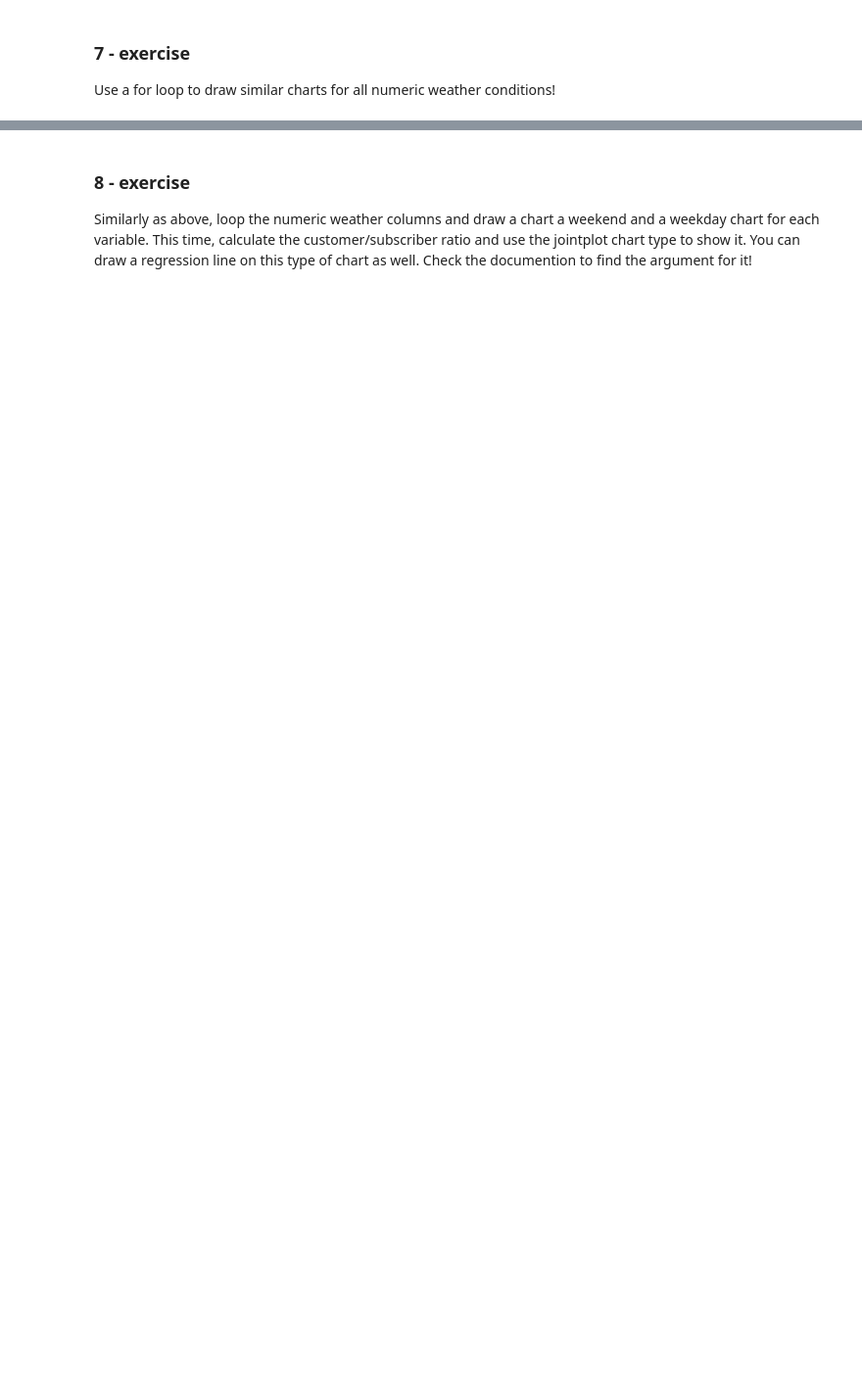
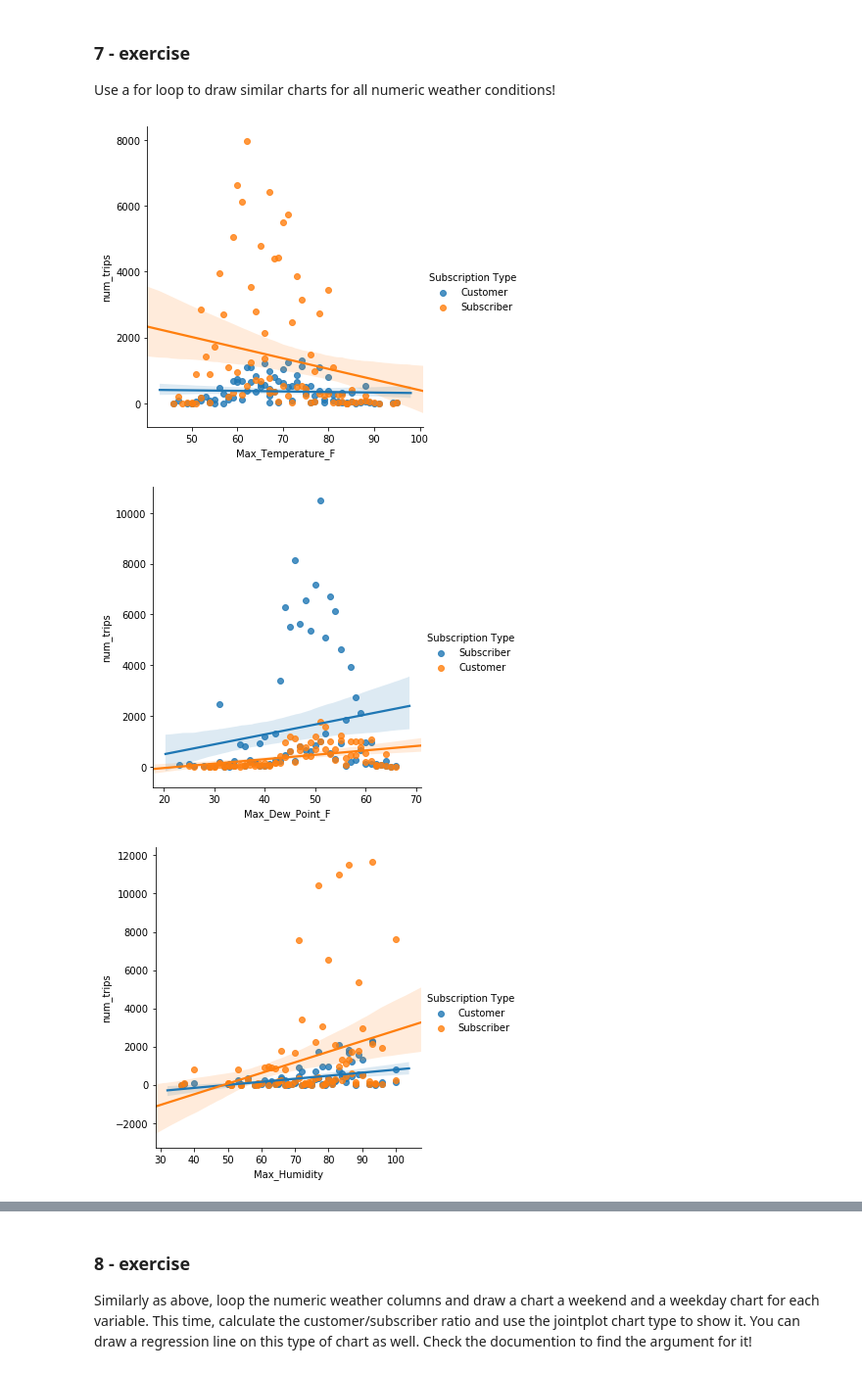
Before and after one commit to szigony/ceu-coding3, a Jupyter notebook: class8/Q2_class.ipynb, the cells around one changed output, grey strips where cells are left out. Shown at 98% size. Saved outputs shown, nothing was run; the diff lists cells and outputs as text; code cells hidden in the pictures; blank space fills up the shorter version.

```diff
--- a/class8/Q2_class.ipynb
+++ b/class8/Q2_class.ipynb
@@ -552,0 +610,13 @@ Use a for loop to draw similar charts for all numeric weather conditions!
+# %%
+### Your code here
+for col in merged_df[[c for c in merged_df if c.startswith('Max')]]:
+    sns.lmplot(
+        data=merged_df.groupby([col, 'Subscription Type', 'weekend']).agg(num_trips=('Trip ID', 'count')).reset_index(),
+        x=col,
+        y='num_trips',
+        hue='Subscription Type'
+    )
+# %% [output]
+[figure, added]
+[figure, added]
+[figure, added]
```
Also changed, not shown: parts of 21 cells of this notebook, 5 other files.
